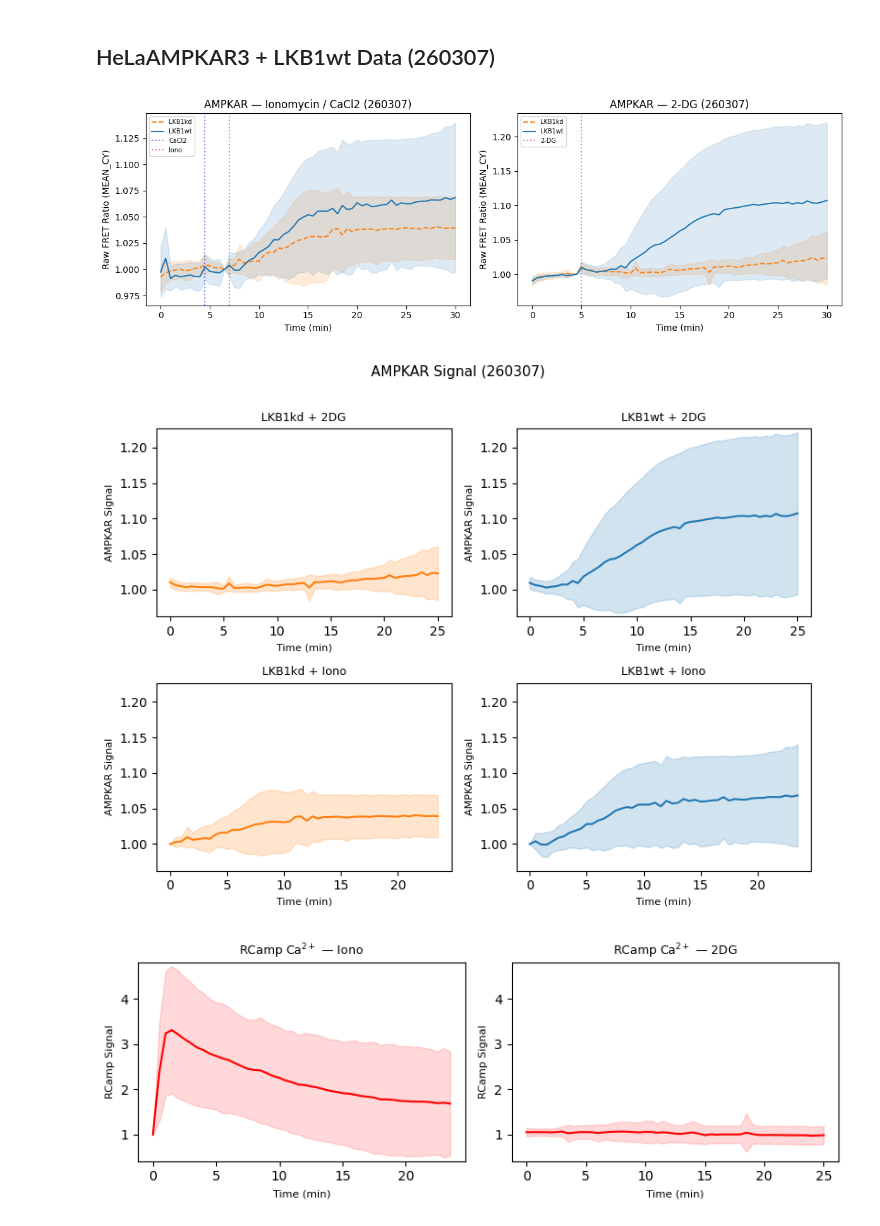
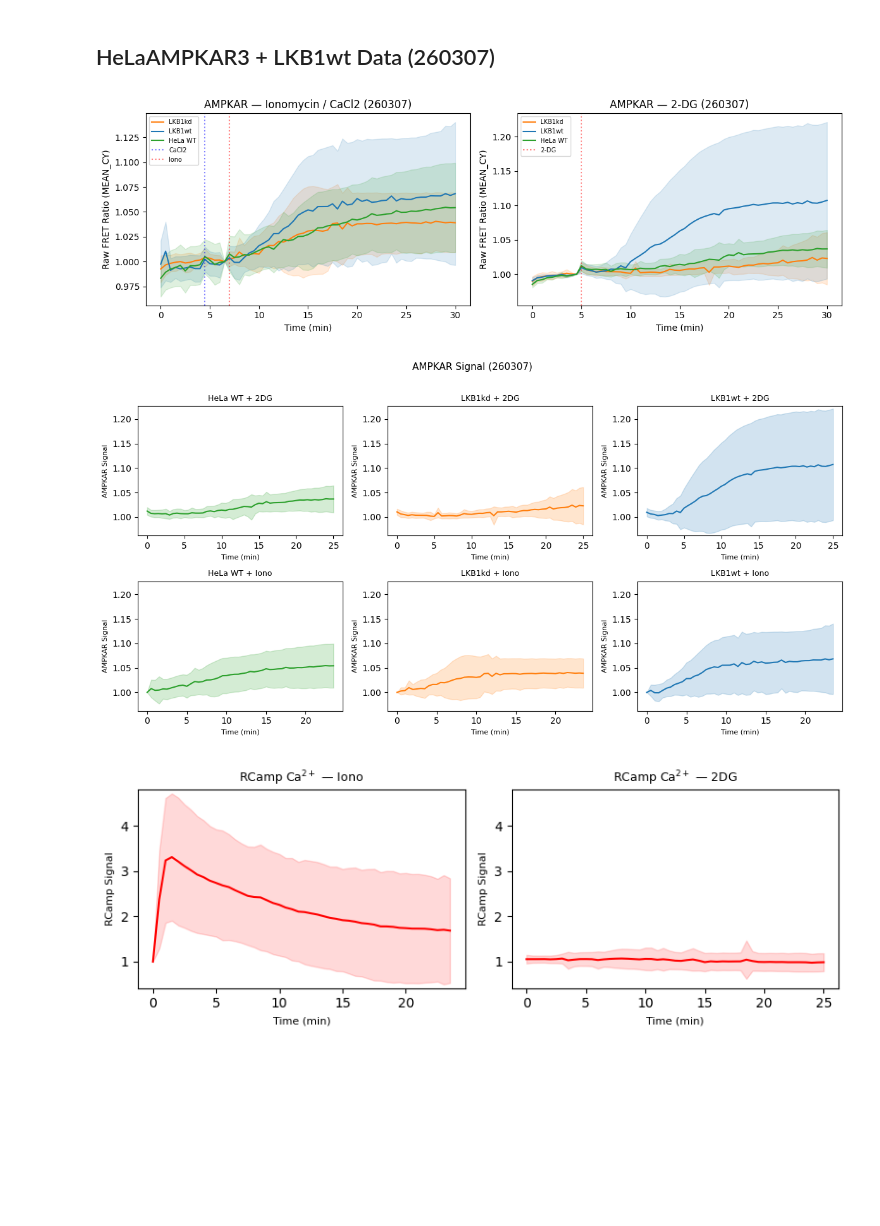
Before and after one commit to JudyXChen/AMPKAR, a Jupyter notebook: src/ampk_models/param_est/process_data.ipynb, the cells around one changed output. Drawn from its saved outputs; the diff is of its cells as text; code cells hidden in the pictures; blank space fills up the shorter version.

```diff
--- a/src/ampk_models/param_est/process_data.ipynb
+++ b/src/ampk_models/param_est/process_data.ipynb
@@ -77,21 +77,30 @@ lkb1kd_2dg_df = trim_and_shift(make_df(hela_time, hela_raw.iloc[:, 11], hela_raw
 lkb1wt_iono_df = trim_and_shift(make_df(hela_time, hela_raw.iloc[:, 2], hela_raw.iloc[:, 3]), t_iono)
 lkb1wt_2dg_df = trim_and_shift(make_df(hela_time, hela_raw.iloc[:, 8], hela_raw.iloc[:, 9]), t_2dg)
 
+# HeLa WT AMPKAR data (from RCamp condition — HeLa cells without LKB1 reconstitution)
+# MEAN_CY / STD_CY columns: 14-15 for Iono, 19-20 for 2-DG
+helawt_iono_df = trim_and_shift(make_df(hela_time, hela_raw.iloc[:, 14], hela_raw.iloc[:, 15]), t_iono)
+helawt_2dg_df = trim_and_shift(make_df(hela_time, hela_raw.iloc[:, 19], hela_raw.iloc[:, 20]), t_2dg)
+
 # RCamp (calcium) data — for future calcium-CaMKK2 module
 rcamp_iono_calcium_df = trim_and_shift(make_df(hela_time, hela_raw.iloc[:, 16], hela_raw.iloc[:, 17]), t_iono)
 rcamp_2dg_calcium_df = trim_and_shift(make_df(hela_time, hela_raw.iloc[:, 21], hela_raw.iloc[:, 22]), t_2dg)
 
 ###############################################
 #   Min-max normalization
-#   LKB1kd normalized to WT's min/max (same scale per drug)
+#   LKB1kd and HeLaWT normalized to LKB1wt's min/max (same scale per drug)
 ###############################################
-# WT: each condition normalized to its own min/max
+# LKB1wt: each condition normalized to its own min/max
 norm_lkb1wt_iono, norm_lkb1wt_iono_sd = normalize_minmax(lkb1wt_iono_df['MEAN'], lkb1wt_iono_df['STD'])
 norm_lkb1wt_2dg, norm_lkb1wt_2dg_sd = normalize_minmax(lkb1wt_2dg_df['MEAN'], lkb1wt_2dg_df['STD'])
 
-# LKB1kd: normalized using WT's min/max as reference (preserves relative amplitude)
+# LKB1kd: normalized using LKB1wt's min/max as reference (preserves relative amplitude)
 norm_lkb1kd_iono, norm_lkb1kd_iono_sd = normalize_minmax(lkb1kd_iono_df['MEAN'], lkb1kd_iono_df['STD'], ref_mean=lkb1wt_iono_df['MEAN'])
 norm_lkb1kd_2dg, norm_lkb1kd_2dg_sd = normalize_minmax(lkb1kd_2dg_df['MEAN'], lkb1kd_2dg_df['STD'], ref_mean=lkb1wt_2dg_df['MEAN'])
+
+# HeLa WT: normalized using LKB1wt's min/max as reference (preserves relative amplitude)
+norm_helawt_iono, norm_helawt_iono_sd = normalize_minmax(helawt_iono_df['MEAN'], helawt_iono_df['STD'], ref_mean=lkb1wt_iono_df['MEAN'])
+norm_helawt_2dg, norm_helawt_2dg_sd = normalize_minmax(helawt_2dg_df['MEAN'], helawt_2dg_df['STD'], ref_mean=lkb1wt_2dg_df['MEAN'])
 
 # RCamp (calcium): each condition normalized to its own min/max
 norm_rcamp_iono_ca, norm_rcamp_iono_ca_sd = normalize_minmax(rcamp_iono_calcium_df['MEAN'], rcamp_iono_calcium_df['STD'])
@@ -106,8 +115,9 @@ fig, axes = plt.subplots(1, 2, figsize=(12, 4))
 # --- Ionomycin ---
 ax = axes[0]
 for label, mean_col, std_col, color, ls in [
-    ('LKB1kd', 5, 6, 'tab:orange', '--'),
+    ('LKB1kd', 5, 6, 'tab:orange', '-'),
     ('LKB1wt', 2, 3, 'tab:blue', '-'),
+    ('HeLa WT', 14, 15, 'tab:green', '-'),
 ]:
     m = pd.to_numeric(hela_raw.iloc[:, mean_col], errors='coerce')
     s = pd.to_numeric(hela_raw.iloc[:, std_col], errors='coerce')
@@ -123,8 +133,9 @@ ax.legend(fontsize=7)
 # --- 2-DG ---
 ax = axes[1]
 for label, mean_col, std_col, color, ls in [
-    ('LKB1kd', 11, 12, 'tab:orange', '--'),
+    ('LKB1kd', 11, 12, 'tab:orange', '-'),
     ('LKB1wt', 8, 9, 'tab:blue', '-'),
+    ('HeLa WT', 19, 20, 'tab:green', '-'),
 ]:
     m = pd.to_numeric(hela_raw.iloc[:, mean_col], errors='coerce')
     s = pd.to_numeric(hela_raw.iloc[:, std_col], errors='coerce')
@@ -139,20 +150,22 @@ ax.legend(fontsize=7)
 fig.tight_layout()
 fig.savefig('../../../AMPKARkey_data/raw_plot_260307.pdf')
 # %% [output]
-[figure, old version]
+[figure, new version]
 # %%
 # ==========================================
-# Plot trimmed raw 260307 AMPKAR data (2 conditions x 2 drugs)
+# Plot trimmed raw 260307 AMPKAR data (3 conditions x 2 drugs)
 # ==========================================
-fig, axes = plt.subplots(2, 2, figsize=(8, 6))
+fig, axes = plt.subplots(2, 3, figsize=(12, 6))
 
 ampkar_specs = [
     # --- 2DG (top row) ---
-    (0, 0, lkb1kd_2dg_df, 'LKB1kd + 2DG', 'tab:orange'),
-    (0, 1, lkb1wt_2dg_df, 'LKB1wt + 2DG', 'tab:blue'),
+    (0, 0, helawt_2dg_df, 'HeLa WT + 2DG', 'tab:green'),
+    (0, 1, lkb1kd_2dg_df, 'LKB1kd + 2DG', 'tab:orange'),
+    (0, 2, lkb1wt_2dg_df, 'LKB1wt + 2DG', 'tab:blue'),
     # --- Iono (bottom row) ---
-    (1, 0, lkb1kd_iono_df, 'LKB1kd + Iono', 'tab:orange'),
-    (1, 1, lkb1wt_iono_df, 'LKB1wt + Iono', 'tab:blue'),
+    (1, 0, helawt_iono_df, 'HeLa WT + Iono', 'tab:green'),
+    (1, 1, lkb1kd_iono_df, 'LKB1kd + Iono', 'tab:orange'),
+    (1, 2, lkb1wt_iono_df, 'LKB1wt + Iono', 'tab:blue'),
 ]
 
 for r, c, df, title, color in ampkar_specs:
@@ -164,7 +177,7 @@ for r, c, df, title, color in ampkar_specs:
     ax.set_ylabel('AMPKAR Signal', fontsize=8)
 
 # Shared ylim across all AMPKAR subplots
-ampkar_dfs = [lkb1kd_2dg_df, lkb1wt_2dg_df, lkb1kd_iono_df, lkb1wt_iono_df]
+ampkar_dfs = [helawt_2dg_df, lkb1kd_2dg_df, lkb1wt_2dg_df, helawt_iono_df, lkb1kd_iono_df, lkb1wt_iono_df]
 ampkar_ymin = min((df['MEAN'] - df['STD']).min() for df in ampkar_dfs)
 ampkar_ymax = max((df['MEAN'] + df['STD']).max() for df in ampkar_dfs)
 margin = 0.02 * (ampkar_ymax - ampkar_ymin)
@@ -174,34 +187,34 @@ for ax in axes.flat:
 fig.suptitle('AMPKAR Signal (260307)', fontsize=11, y=1.01)
 fig.tight_layout()
 fig.savefig('../../../AMPKARkey_data/raw_plot_260307_ampkar.pdf')
 
 # ==========================================
 # Plot trimmed raw 260307 RCamp (calcium) data separately
 # ==========================================
 fig_ca, axes_ca = plt.subplots(1, 2, figsize=(8, 3))
 
 for ax, df, title in [
     (axes_ca[0], rcamp_iono_calcium_df, 'RCamp Ca$^{2+}$ — Iono'),
     (axes_ca[1], rcamp_2dg_calcium_df, 'RCamp Ca$^{2+}$ — 2DG'),
 ]:
     ax.plot(df['Time (min)'], df['MEAN'], color='red')
     ax.fill_between(df['Time (min)'], df['MEAN'] - df['STD'], df['MEAN'] + df['STD'], alpha=0.15, color='red')
     ax.set_title(title, fontsize=9)
     ax.set_xlabel('Time (min)', fontsize=8)
     ax.set_ylabel('RCamp Signal', fontsize=8)
 
 # Shared ylim for calcium plots
 rcamp_dfs = [rcamp_2dg_calcium_df, rcamp_iono_calcium_df]
 rcamp_ymin = min((df['MEAN'] - df['STD']).min() for df in rcamp_dfs)
 rcamp_ymax = max((df['MEAN'] + df['STD']).max() for df in rcamp_dfs)
 rmargin = 0.02 * (rcamp_ymax - rcamp_ymin)
 for ax in axes_ca:
     ax.set_ylim(rcamp_ymin - rmargin, rcamp_ymax + rmargin)
 
 fig_ca.tight_layout()
 fig_ca.savefig('../../../AMPKARkey_data/raw_plot_260307_calcium.pdf')
 # %% [output]
-[figure, old version]
+[figure, new version]
 [figure]
 # %%
 # ==========================================
```
Also changed, not shown: parts of 2 cells of this notebook, 18 other files.
